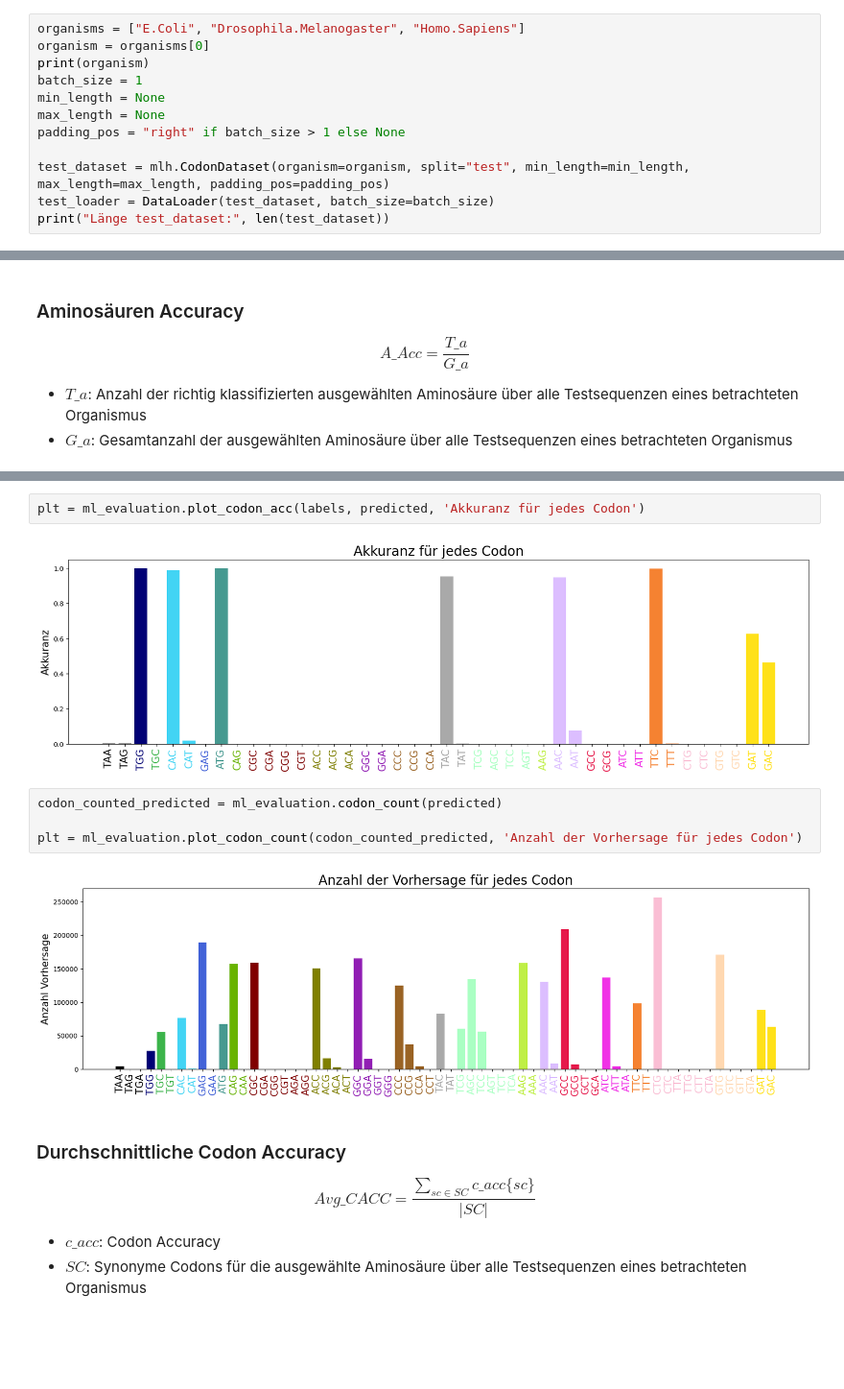
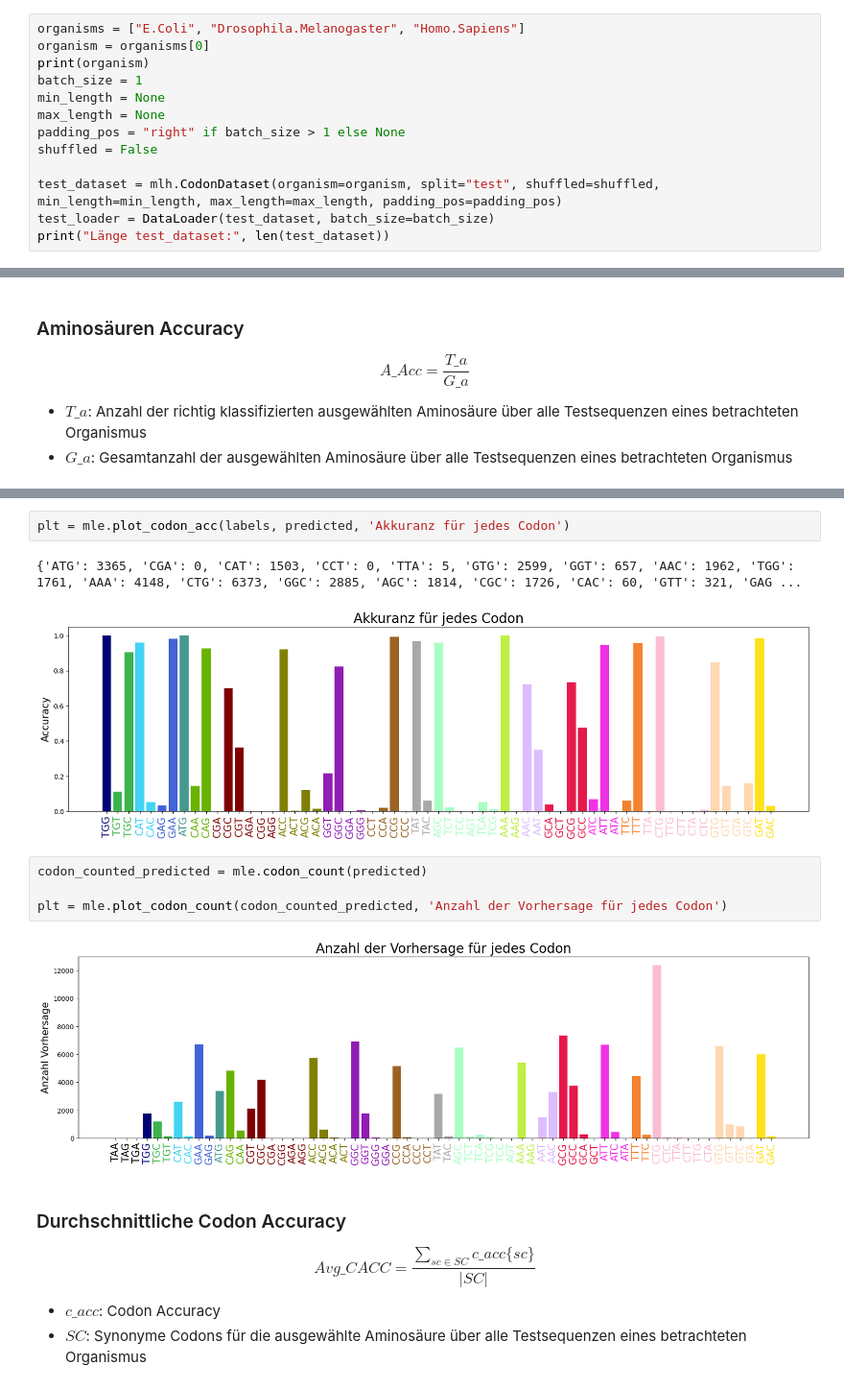
Before and after one commit to maxikuehn/PMDS_Codons, a Jupyter notebook: notebooks/RNN_Testing.ipynb, the cells around one changed output, grey strips where cells are left out. Shown: that part at 96% size. Drawn from its saved outputs; the diff is of its cells as text; blank space fills up the shorter version.

```diff
--- a/notebooks/RNN_Testing.ipynb
+++ b/notebooks/RNN_Testing.ipynb
@@ -39,8 +41,9 @@ batch_size = 1
 min_length = None
 max_length = None
 padding_pos = "right" if batch_size > 1 else None
+shuffled = False
 
-test_dataset = mlh.CodonDataset(organism=organism, split="test", min_length=min_length, max_length=max_length, padding_pos=padding_pos)
+test_dataset = mlh.CodonDataset(organism=organism, split="test", shuffled=shuffled, min_length=min_length, max_length=max_length, padding_pos=padding_pos)
 test_loader = DataLoader(test_dataset, batch_size=batch_size)
 print("Länge test_dataset:", len(test_dataset))
 # %% [output]
@@ -126,13 +133,14 @@ plt.show()
 # %%
-plt = ml_evaluation.plot_codon_acc(labels, predicted, 'Akkuranz für jedes Codon')
+plt = mle.plot_codon_acc(labels, predicted, 'Akkuranz für jedes Codon')
 # %% [output]
+{'ATG': 3365, 'CGA': 0, 'CAT': 1503, 'CCT': 0, 'TTA': 5, 'GTG': 2599, 'GGT': 657, 'AAC': 1962, 'TGG': 1761, 'AAA': 4148, 'CTG': 6373, 'GGC': 2885, 'AGC': 1814, 'CGC': 1726, 'CAC': 60, 'GTT': 321, 'GAG ...
-[figure, old version]
+[figure, new version]
 # %%
-codon_counted_predicted = ml_evaluation.codon_count(predicted)
+codon_counted_predicted = mle.codon_count(predicted)
 
-plt = ml_evaluation.plot_codon_count(codon_counted_predicted, 'Anzahl der Vorhersage für jedes Codon')
+plt = mle.plot_codon_count(codon_counted_predicted, 'Anzahl der Vorhersage für jedes Codon')
 # %% [output]
-[figure, old version]
+[figure, new version]
 # %% [markdown]
 ### Durchschnittliche Codon Accuracy
 
```
Also changed, not shown: parts of 16 cells of this notebook, 3 other files.
